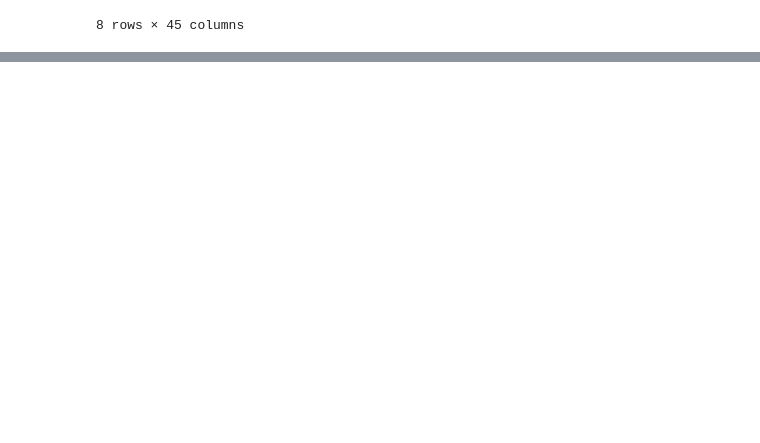
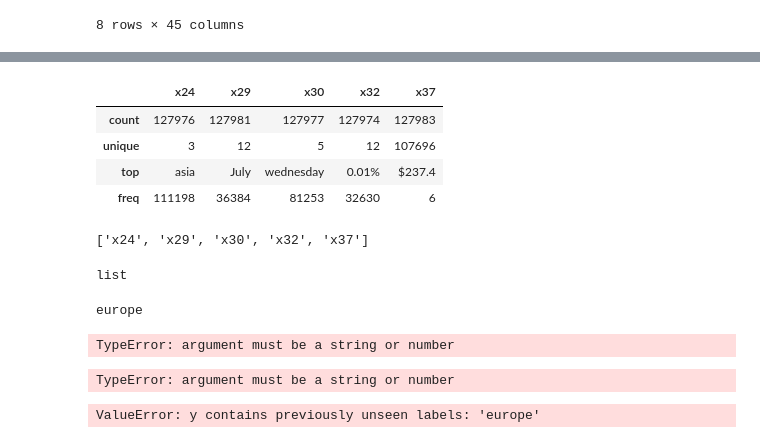
Before and after one commit to sjmiller8182/quant-the-world, a Jupyter notebook: final_project/Final Project.ipynb, the cells around one changed output, grey strips where cells are left out. Drawn from its saved outputs; the diff is of its cells as text; code cells hidden in the pictures; blank space fills up the shorter version.

```diff
--- a/final_project/Final Project.ipynb
+++ b/final_project/Final Project.ipynb
@@ -57,0 +114,8 @@ X_train.describe()
+# %%
+objects.describe()
+# %% [output]
+|  | x24 | x29 | x30 | x32 | x37 |
+| count | 127976 | 127981 | 127977 | 127974 | 127983 |
+| unique | 3 | 12 | 5 | 12 | 107696 |
+| top | asia | July | wednesday | 0.01% | $237.4 |
+| freq | 111198 | 36384 | 81253 | 32630 | 6 |
@@ -57,0 +126,39 @@ X_train.describe()
+# %%
+names = [i for i in objects.columns]
+list(names)
+# %% [output]
+['x24', 'x29', 'x30', 'x32', 'x37']
+# %%
+names = [i for i in list(objects.columns)]
+names.remove('x37')
+type(names)
+# %% [output]
+list
+# %%
+names = [i for i in list(objects.columns)]
+names.remove('x37')
+
+le = LabelEncoder()
+for i in names:
+    print(objects[i][0])
+    objects[i] = le.fit_transform(objects[i])
+objects.describe()
+# %% [output]
+europe
+TypeError: argument must be a string or number
+# %%
+from sklearn.preprocessing import LabelEncoder
+
+le = LabelEncoder()
+obj2 = objects.copy()
+for i in list(obj2.columns):
+    obj2[i] = le.fit_transform(obj2[i])
+obj2.head()
+# %% [output]
+TypeError: argument must be a string or number
+# %%
+for i in objects.columns:
+    X_train[i] = obj2[i]
+    X_test[i] = le.transform(X_test[i])
+# %% [output]
+ValueError: y contains previously unseen labels: 'europe'
```
Also changed, not shown: parts of 7 cells of this notebook.
